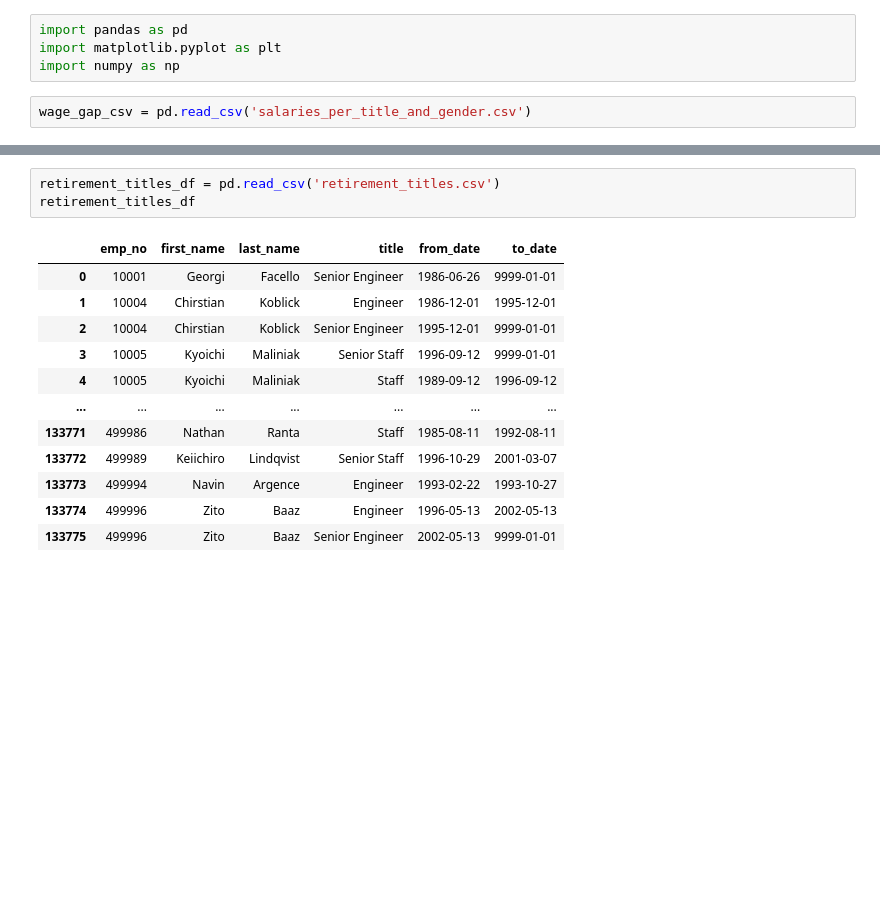
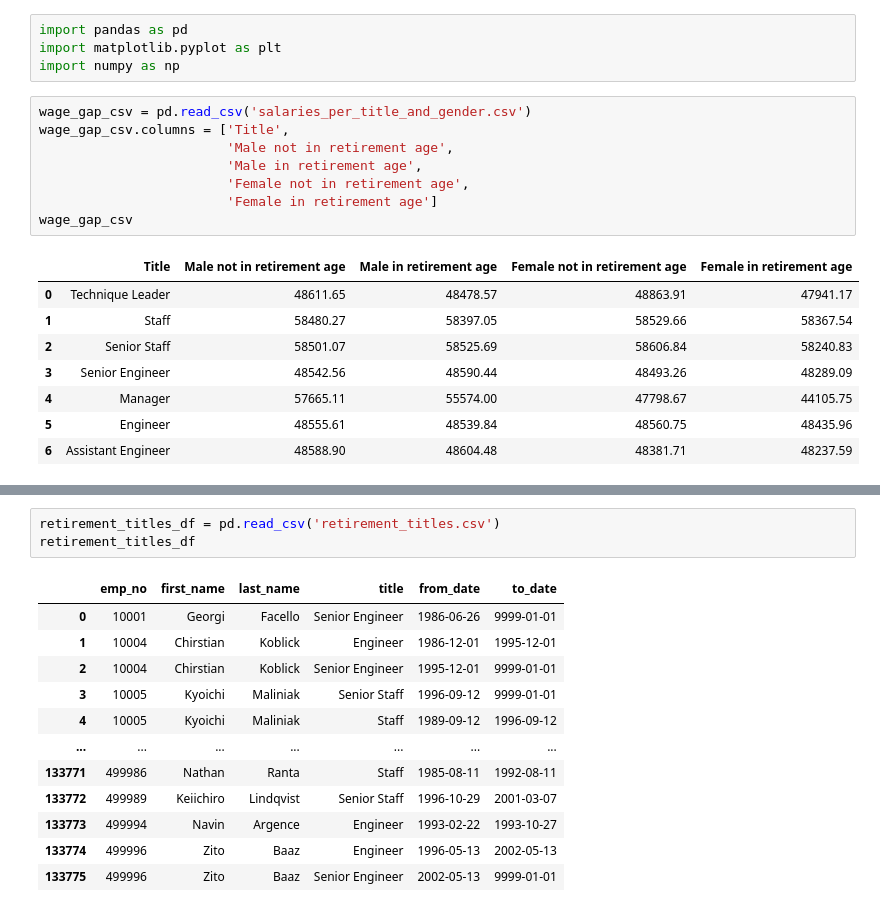
Before and after one commit to Daniel-Sanudo/Pewlett-Hackard-Analysis, a Jupyter notebook: Data/Tables.ipynb, the cells around one changed output, grey strips where cells are left out. Drawn from its saved outputs; the diff is of its cells as text; blank space fills up the shorter version.

```diff
--- a/Data/Tables.ipynb
+++ b/Data/Tables.ipynb
@@ -4,6 +4,21 @@ import matplotlib.pyplot as plt
 import numpy as np
 # %%
 wage_gap_csv = pd.read_csv('salaries_per_title_and_gender.csv')
+wage_gap_csv.columns = ['Title',
+                        'Male not in retirement age',
+                        'Male in retirement age',
+                        'Female not in retirement age',
+                        'Female in retirement age']
+wage_gap_csv
+# %% [output]
+|  | Title | Male not in retirement age | Male in retirement age | Female not in retirement age | Female in retirement age |
+| 0 | Technique Leader | 48611.65 | 48478.57 | 48863.91 | 47941.17 |
+| 1 | Staff | 58480.27 | 58397.05 | 58529.66 | 58367.54 |
+| 2 | Senior Staff | 58501.07 | 58525.69 | 58606.84 | 58240.83 |
+| 3 | Senior Engineer | 48542.56 | 48590.44 | 48493.26 | 48289.09 |
+| 4 | Manager | 57665.11 | 55574.00 | 47798.67 | 44105.75 |
+| 5 | Engineer | 48555.61 | 48539.84 | 48560.75 | 48435.96 |
+| 6 | Assistant Engineer | 48588.90 | 48604.48 | 48381.71 | 48237.59 |
 # %%
 wage_gap_csv.plot(
     kind = 'bar',
```
Also changed, not shown: parts of 2 cells of this notebook.
